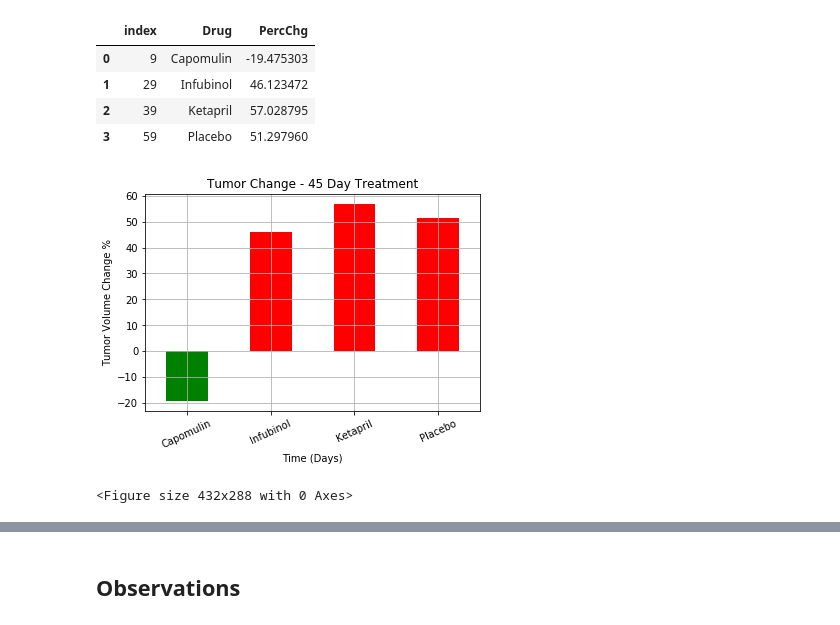
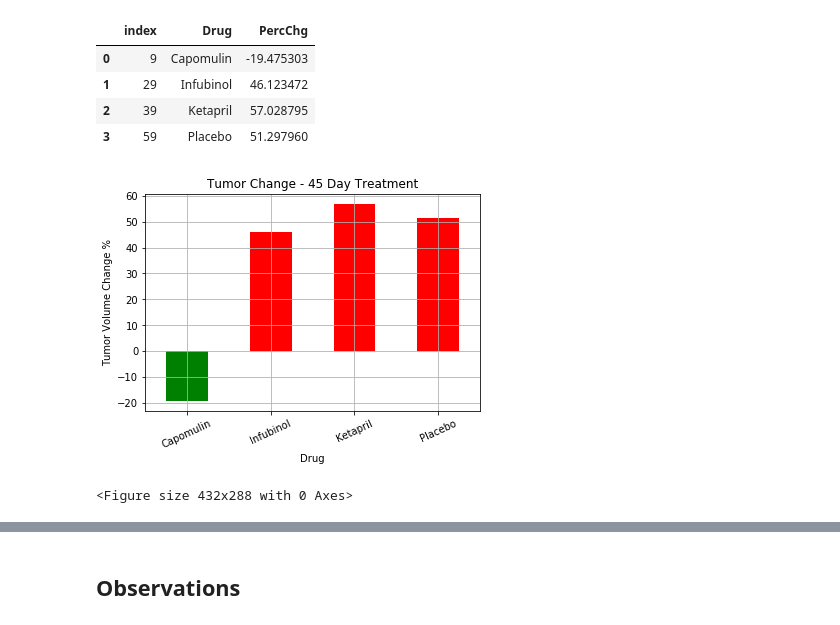
Before and after one commit to sbell1258/matplotlib-challenge, a Jupyter notebook: pymaceuticals_starter.ipynb, the cells around one changed output, grey strips where cells are left out. Drawn from its saved outputs; the diff is of its cells as text; code cells hidden in the pictures.

```diff
--- a/pymaceuticals_starter.ipynb
+++ b/pymaceuticals_starter.ipynb
@@ -572,21 +574,20 @@ result_perc4_df
 # %%
 result_perc4_df.plot.bar(x='Drug', y='PercChg', color=(result_perc4_df['PercChg'] > 0).map({True: 'r',
                                                     False: 'g'}), rot=25, legend=False)
 
 plt.title("Tumor Change - 45 Day Treatment")
-plt.xlabel("Time (Days)")
 plt.ylabel("Tumor Volume Change %")
 plt.grid()
 # Save the Figure
 plt.savefig("../Images/tumor_chg_treatmt.png")
 
 # Show the Figure
 plt.show()
 plt.tight_layout();
 
 #fig.show();
 # %% [output]
-[figure, old version]
+[figure, new version]
 <Figure size 432x288 with 0 Axes>
 # %% [markdown]
 ![Metastatic Spread During Treatment](../Images/change.png)
```
Also changed, not shown: parts of 4 cells of this notebook.
